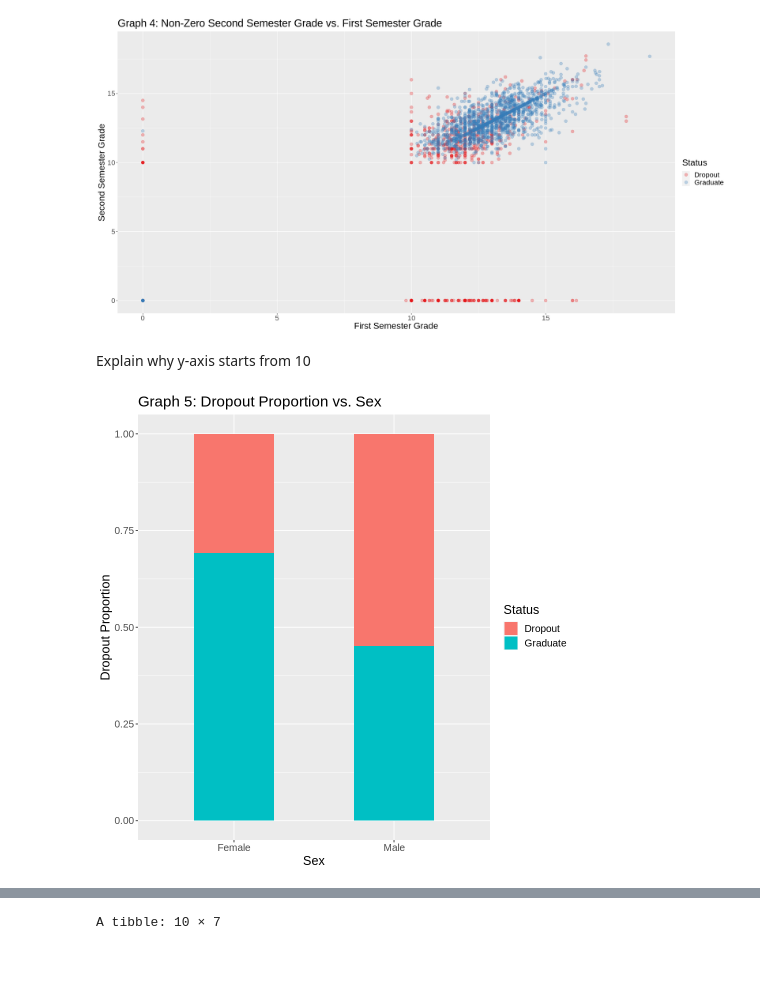
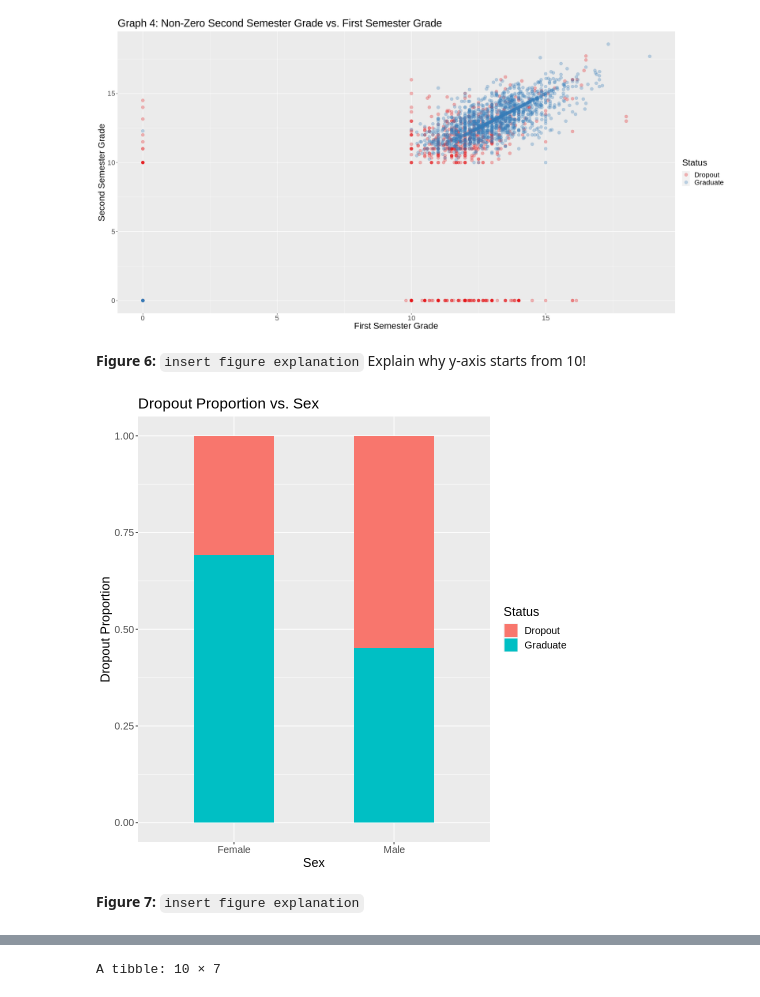
Before and after one commit to ekang27kc/dsci100-2023-T2-Group01-project, a Jupyter notebook: Project_Report.ipynb, the cells around one changed output, grey strips where cells are left out. Saved outputs shown, nothing was run; the diff lists cells and outputs as text; code cells hidden in the pictures; blank space fills up the shorter version.

```diff
--- a/Project_Report.ipynb
+++ b/Project_Report.ipynb
@@ -149,22 +160,25 @@ grade_plot <- ggplot(data_train,
 grade_plot
 # %% [output]
 [figure]
-# %% [markdown]
-Explain why y-axis starts from 10
+# %% [markdown]
+**Figure 6:** `insert figure explanation`
+Explain why y-axis starts from 10!
 # %%
 # graph 5: dropout proportion vs. sex
 options(repr.plot.width = 8, repr.plot.height = 8)
 proportion_bar_plot <- data_train |>
    mutate(gender = factor(gender, levels = c("0", "1"), labels = c("Female", "Male"))) |>
    ggplot(aes(x = gender, fill = status)) +
    geom_bar(position = 'fill', width = 0.5) +
    xlab("Sex") +
    ylab("Dropout Proportion") +
    labs(fill = "Status") +
-   ggtitle("Graph 5: Dropout Proportion vs. Sex") +
+   ggtitle("Dropout Proportion vs. Sex") +
    theme(text = element_text(size = 15))
 proportion_bar_plot
 # %% [output]
-[figure, old version]
+[figure, new version]
+# %% [markdown]
+**Figure 7:** `insert figure explanation`
 # %% [markdown]
 ## Methods
```
Also changed, not shown: parts of 57 cells of this notebook.
